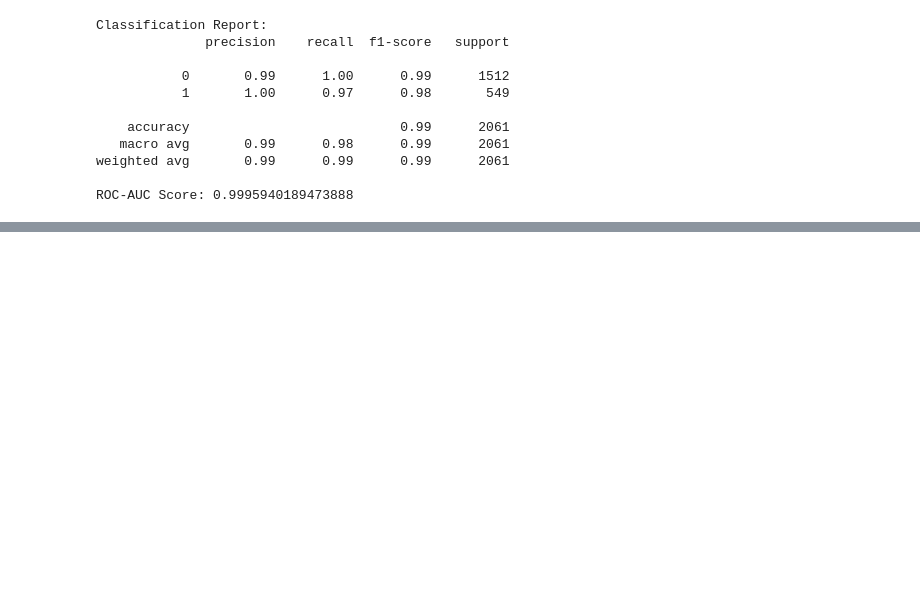
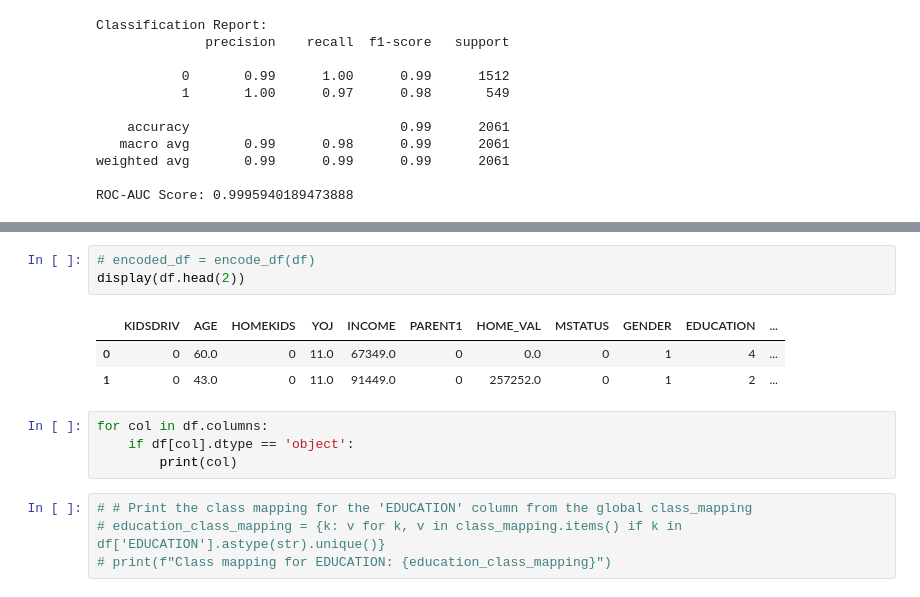
Before and after one commit to steve12512/thesis, a Jupyter notebook: accenture/car_insurance.ipynb, the cells around one changed output, grey strips where cells are left out. Cells and saved outputs as stored; diff of their text form; blank space fills up the shorter version.

```diff
--- a/accenture/car_insurance.ipynb
+++ b/accenture/car_insurance.ipynb
@@ -273,0 +473,15 @@ unprivileged_groups = [{'age': 0}]
+# %%
+# encoded_df = encode_df(df)
+display(df.head(2))
+# %% [output]
+|  | KIDSDRIV | AGE | HOMEKIDS | YOJ | INCOME | PARENT1 | HOME_VAL | MSTATUS | GENDER | EDUCATION | ... |
+| 0 | 0 | 60.0 | 0 | 11.0 | 67349.0 | 0 | 0.0 | 0 | 1 | 4 | ... |
+| 1 | 0 | 43.0 | 0 | 11.0 | 91449.0 | 0 | 257252.0 | 0 | 1 | 2 | ... |
+# %%
+for col in df.columns:
+    if df[col].dtype == 'object':
+        print(col)
+# %%
+# # Print the class mapping for the 'EDUCATION' column from the global class_mapping
+# education_class_mapping = {k: v for k, v in class_mapping.items() if k in df['EDUCATION'].astype(str).unique()}
+# print(f"Class mapping for EDUCATION: {education_class_mapping}")
```
Also changed, not shown: parts of 26 cells of this notebook.
